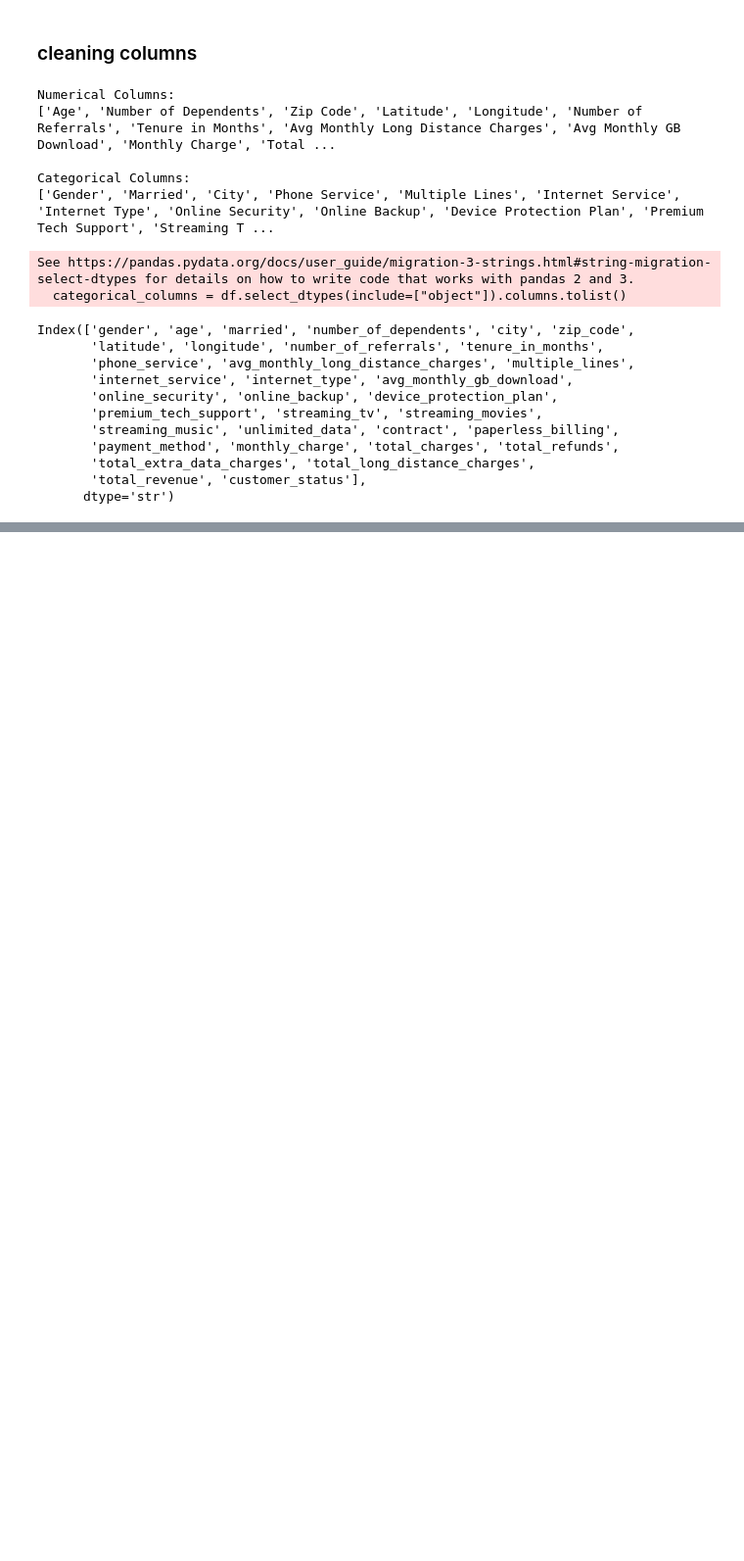
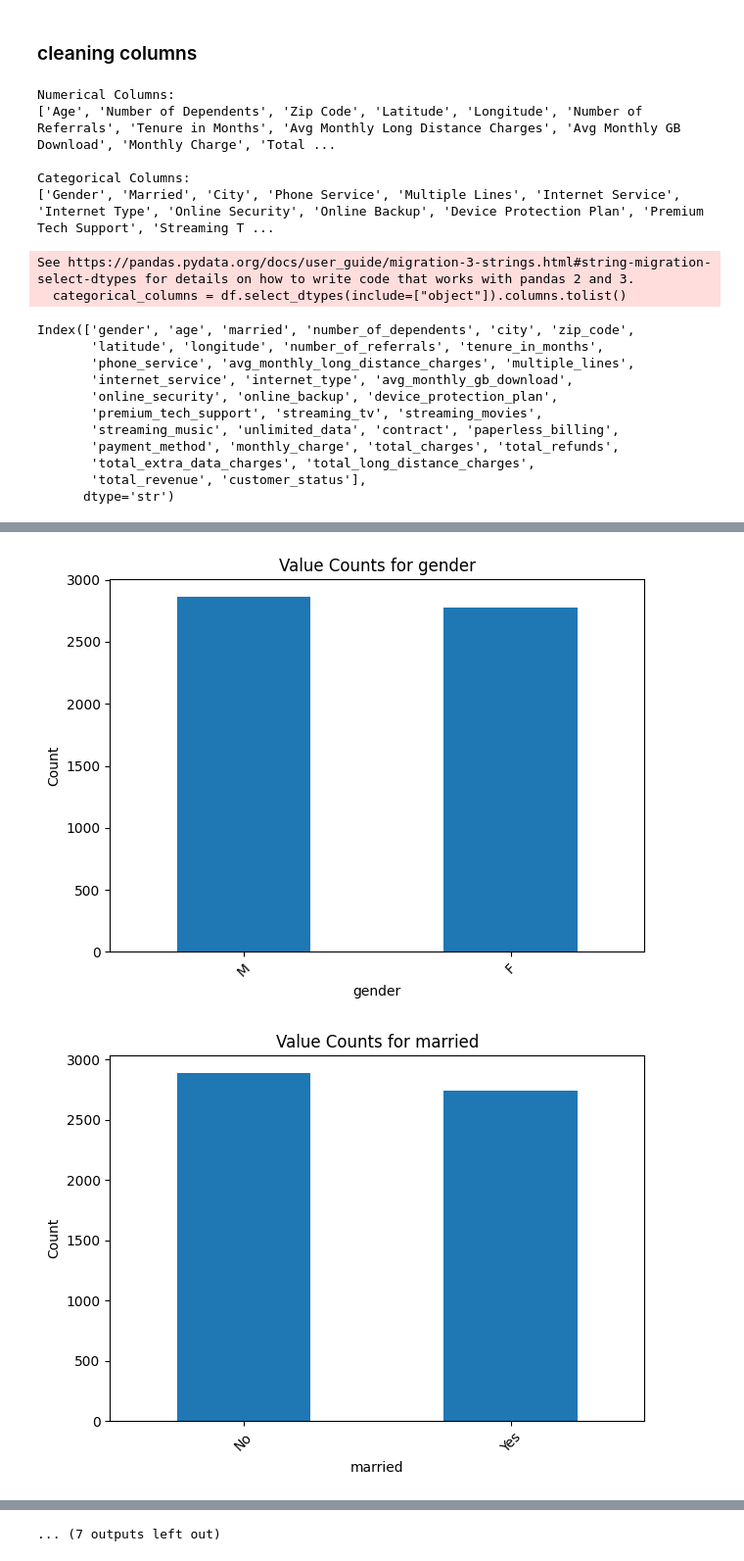
Before and after one commit to UVI2k/telecom-customer-churn-ml-project, a Jupyter notebook: src/preliminary_data_analysis.ipynb, the cells around one changed output, grey strips where cells are left out. Shown at 98% size. Cells and saved outputs as stored; diff of their text form; code cells hidden in the pictures; blank space fills up the shorter version.

```diff
--- a/src/preliminary_data_analysis.ipynb
+++ b/src/preliminary_data_analysis.ipynb
@@ -156,3 +156,7 @@ Index(['gender', 'age', 'married', 'number_of_dependents', 'city', 'zip_code',
        'total_extra_data_charges', 'total_long_distance_charges',
        'total_revenue', 'customer_status'],
       dtype='str')
+# %%
+categorical_columns = df.select_dtypes(include=["object"]).columns.tolist()
+print("\nCategorical Columns:")
+print(categorical_columns)
@@ -158,0 +170,8 @@ Index(['gender', 'age', 'married', 'number_of_dependents', 'city', 'zip_code',
+# %%
+df['gender'] = df['gender'].replace({
+    'Male': 'M',
+    'Female': 'F',
+
+})
+
+df['gender'].value_counts()
@@ -158,0 +183,4 @@ Index(['gender', 'age', 'married', 'number_of_dependents', 'city', 'zip_code',
+# %%
+for column in categorical_columns:
+    print(f"\nValue count for {column}:")
+    print(df[column].value_counts())
@@ -158,0 +205,13 @@ Index(['gender', 'age', 'married', 'number_of_dependents', 'city', 'zip_code',
+# %%
+for column in categorical_columns:
+    plt.figure()
+    df[column].value_counts().plot(kind = 'bar')
+    plt.title(f"Value Counts for {column}")
+    plt.xlabel(column)
+    plt.ylabel("Count")
+    plt.xticks(rotation=45)
+    plt.tight_layout()
+    plt.show()
+# %% [output]
+[figure, added]
+[figure, added]
@@ -158,0 +228 @@ Index(['gender', 'age', 'married', 'number_of_dependents', 'city', 'zip_code',
+... (7 outputs left out)
```
Also changed, not shown: parts of 8 cells of this notebook.
